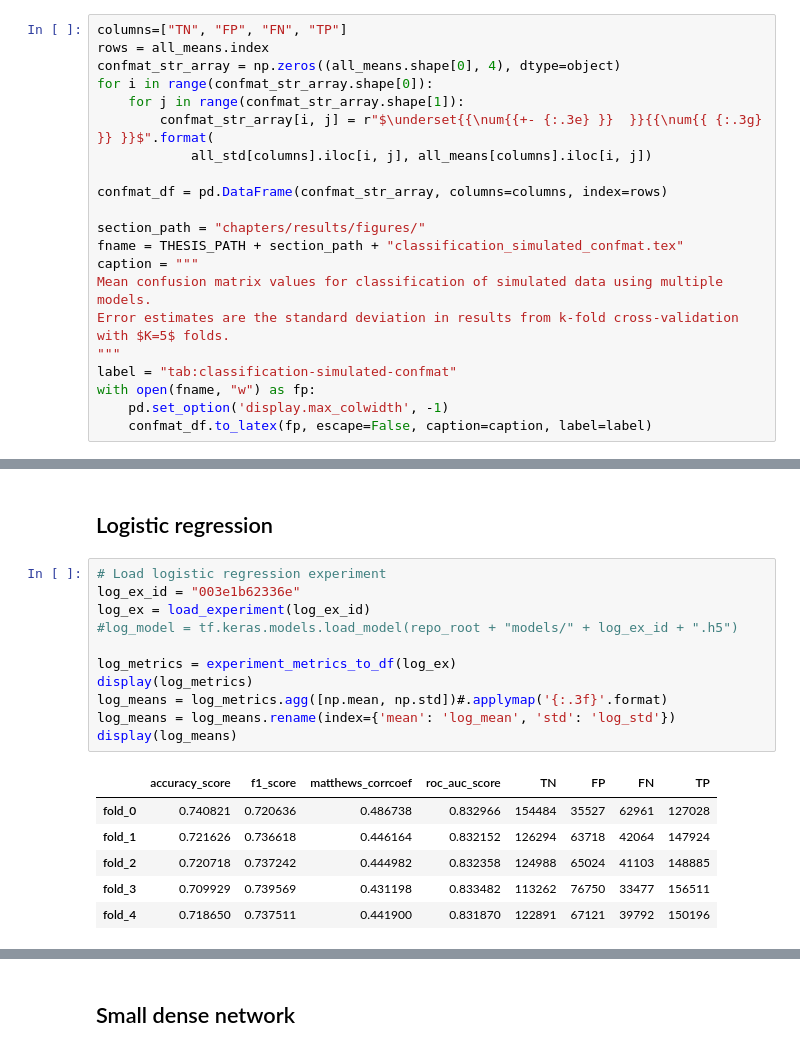
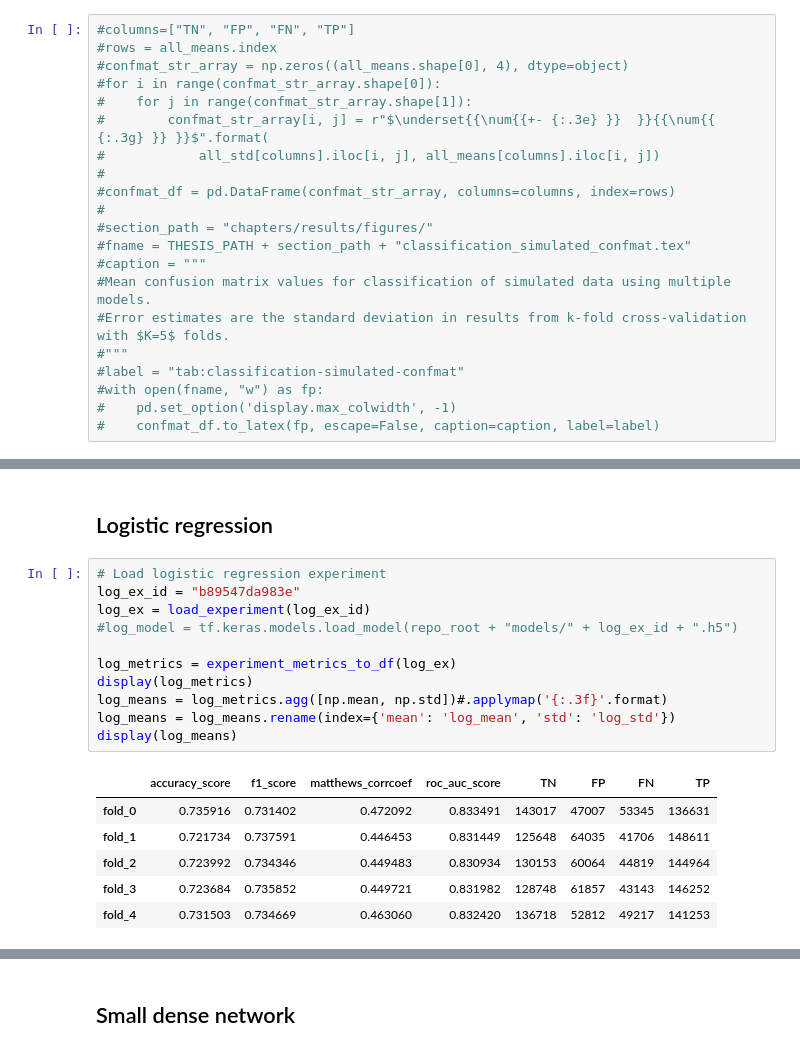
Before and after one commit to geirtul/master_analysis, a Jupyter notebook: notebooks/results/classification_simulated.ipynb, the cells around one changed output, grey strips where cells are left out. Saved outputs shown, nothing was run; the diff lists cells and outputs as text.

Commit message:
Updated notebooks on results

```diff
--- a/notebooks/results/classification_simulated.ipynb
+++ b/notebooks/results/classification_simulated.ipynb
@@ -211,24 +240,24 @@ with open(fname, "w") as fp:
 # %%
-columns=["TN", "FP", "FN", "TP"]
-rows = all_means.index
-confmat_str_array = np.zeros((all_means.shape[0], 4), dtype=object)
-for i in range(confmat_str_array.shape[0]):
-    for j in range(confmat_str_array.shape[1]):
-        confmat_str_array[i, j] = r"$\underset{{\num{{+- {:.3e} }}  }}{{\num{{ {:.3g} }} }}$".format(
-            all_std[columns].iloc[i, j], all_means[columns].iloc[i, j])
-
-confmat_df = pd.DataFrame(confmat_str_array, columns=columns, index=rows)
-
-section_path = "chapters/results/figures/"
-fname = THESIS_PATH + section_path + "classification_simulated_confmat.tex"
-caption = """
-Mean confusion matrix values for classification of simulated data using multiple models.
-Error estimates are the standard deviation in results from k-fold cross-validation with $K=5$ folds.
-"""
-label = "tab:classification-simulated-confmat"
-with open(fname, "w") as fp:
-    pd.set_option('display.max_colwidth', -1)
-    confmat_df.to_latex(fp, escape=False, caption=caption, label=label)
+#columns=["TN", "FP", "FN", "TP"]
+#rows = all_means.index
+#confmat_str_array = np.zeros((all_means.shape[0], 4), dtype=object)
+#for i in range(confmat_str_array.shape[0]):
+#    for j in range(confmat_str_array.shape[1]):
+#        confmat_str_array[i, j] = r"$\underset{{\num{{+- {:.3e} }}  }}{{\num{{ {:.3g} }} }}$".format(
+#            all_std[columns].iloc[i, j], all_means[columns].iloc[i, j])
+#
+#confmat_df = pd.DataFrame(confmat_str_array, columns=columns, index=rows)
+#
+#section_path = "chapters/results/figures/"
+#fname = THESIS_PATH + section_path + "classification_simulated_confmat.tex"
+#caption = """
+#Mean confusion matrix values for classification of simulated data using multiple models.
+#Error estimates are the standard deviation in results from k-fold cross-validation with $K=5$ folds.
+#"""
+#label = "tab:classification-simulated-confmat"
+#with open(fname, "w") as fp:
+#    pd.set_option('display.max_colwidth', -1)
+#    confmat_df.to_latex(fp, escape=False, caption=caption, label=label)
 # %% [markdown]
 # Pre-processed simulated data - Pixel modified
 The basic pre-processing includes formatting and min-max normalization.
@@ -238,20 +267,20 @@ one pixel inside the detector permanently 0 (which idx again?).
 ## Logistic regression
 # %%
 # Load logistic regression experiment
-log_ex_id = "003e1b62336e"
+log_ex_id = "b89547da983e"
 log_ex = load_experiment(log_ex_id)
 #log_model = tf.keras.models.load_model(repo_root + "models/" + log_ex_id + ".h5")
 
 log_metrics = experiment_metrics_to_df(log_ex)
 display(log_metrics)
 log_means = log_metrics.agg([np.mean, np.std])#.applymap('{:.3f}'.format)
 log_means = log_means.rename(index={'mean': 'log_mean', 'std': 'log_std'})
 display(log_means)
 # %% [output]
 |  | accuracy_score | f1_score | matthews_corrcoef | roc_auc_score | TN | FP | FN | TP |
-| fold_0 | 0.740821 | 0.720636 | 0.486738 | 0.832966 | 154484 | 35527 | 62961 | 127028 |
-| fold_1 | 0.721626 | 0.736618 | 0.446164 | 0.832152 | 126294 | 63718 | 42064 | 147924 |
-| fold_2 | 0.720718 | 0.737242 | 0.444982 | 0.832358 | 124988 | 65024 | 41103 | 148885 |
-| fold_3 | 0.709929 | 0.739569 | 0.431198 | 0.833482 | 113262 | 76750 | 33477 | 156511 |
-| fold_4 | 0.718650 | 0.737511 | 0.441900 | 0.831870 | 122891 | 67121 | 39792 | 150196 |
+| fold_0 | 0.735916 | 0.731402 | 0.472092 | 0.833491 | 143017 | 47007 | 53345 | 136631 |
+| fold_1 | 0.721734 | 0.737591 | 0.446453 | 0.831449 | 125648 | 64035 | 41706 | 148611 |
+| fold_2 | 0.723992 | 0.734346 | 0.449483 | 0.830934 | 130153 | 60064 | 44819 | 144964 |
+| fold_3 | 0.723684 | 0.735852 | 0.449721 | 0.831982 | 128748 | 61857 | 43143 | 146252 |
+| fold_4 | 0.731503 | 0.734669 | 0.463060 | 0.832420 | 136718 | 52812 | 49217 | 141253 |
 |  | accuracy_score | f1_score | matthews_corrcoef | roc_auc_score | TN | FP | FN | TP |
```
Also changed, not shown: parts of 13 cells of this notebook, 1 other file.
